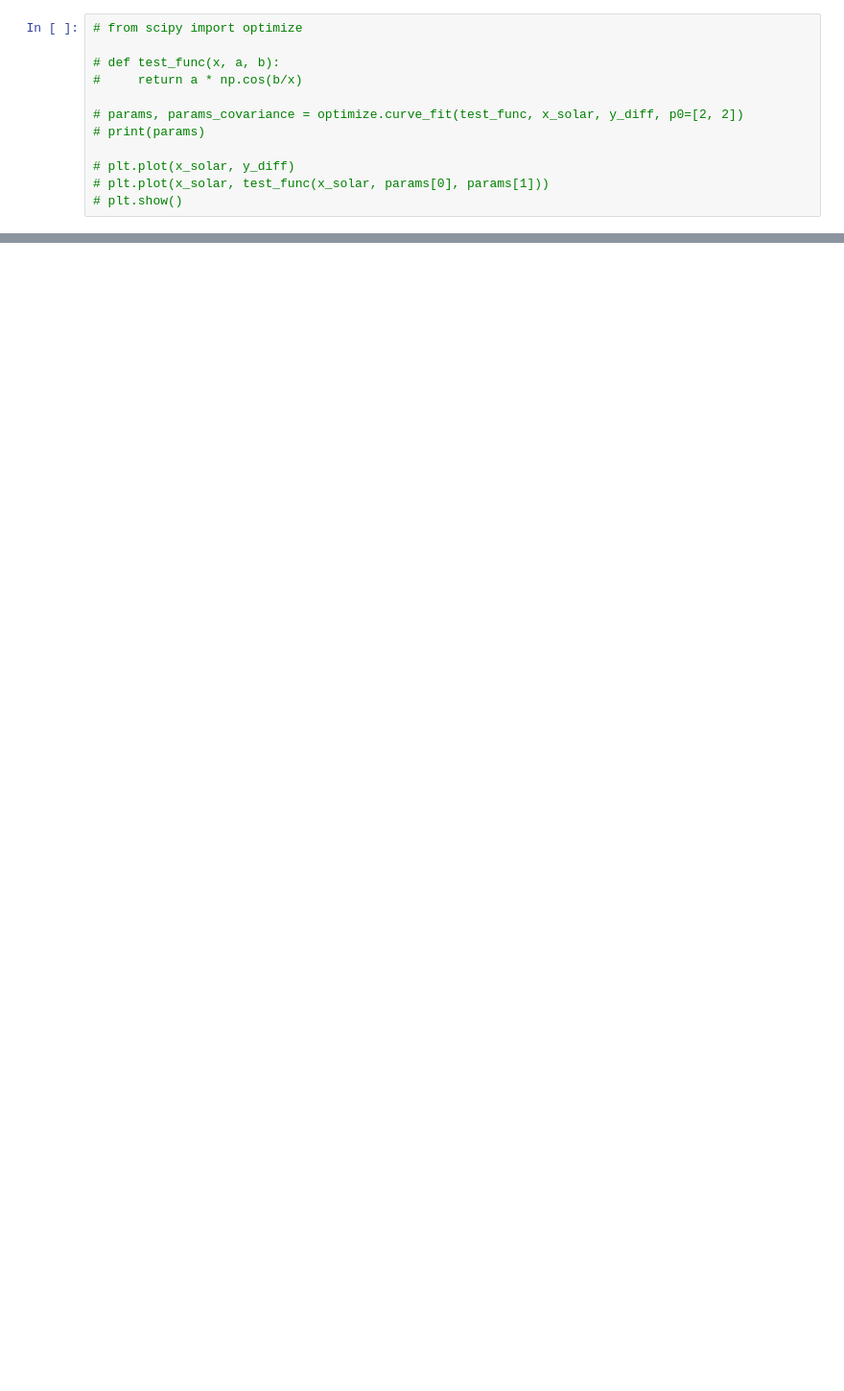
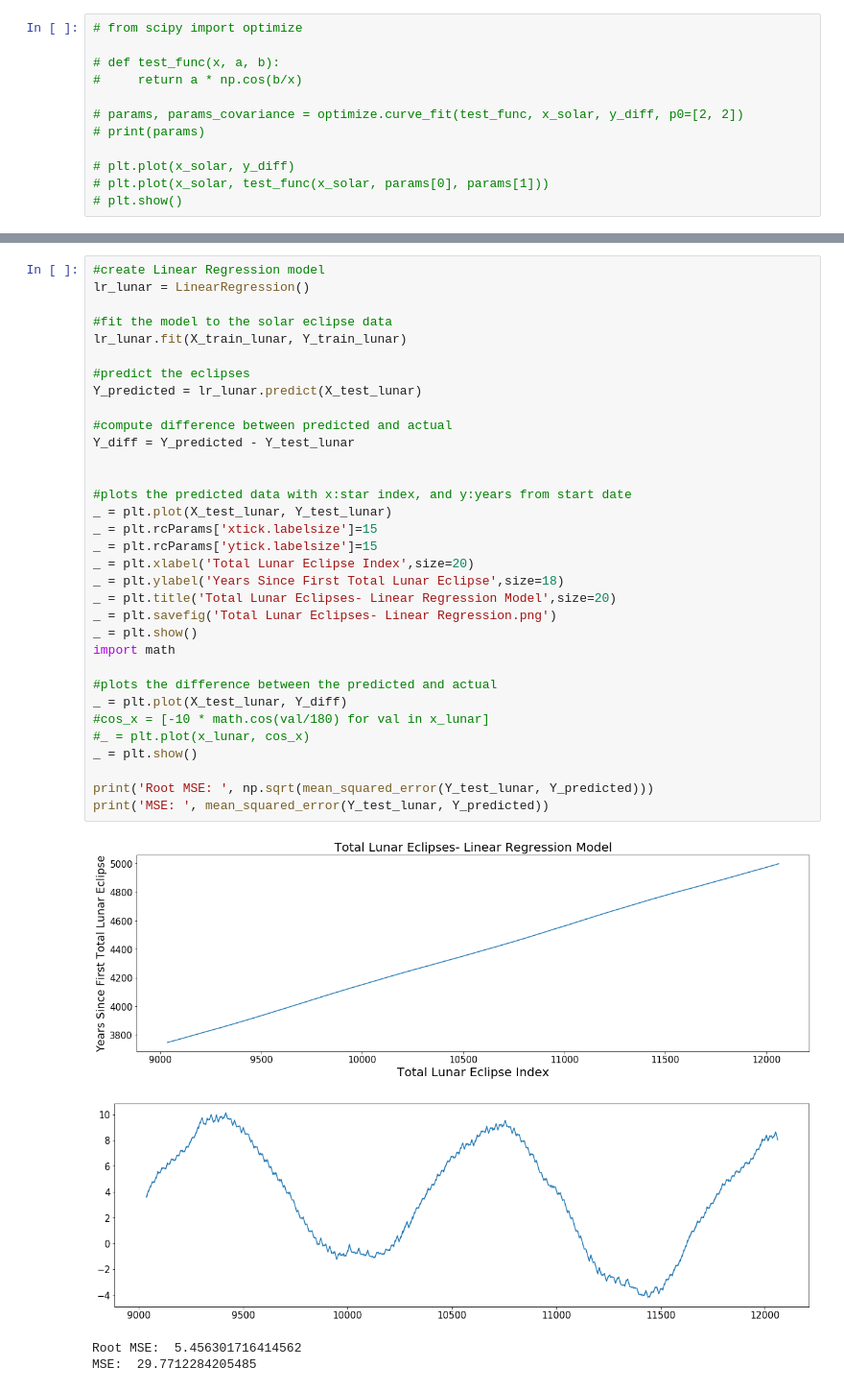
Before and after one commit to rachelraikar/Capstone1-Eclipses, a Jupyter notebook: Solar-and-Lunar-Eclipse-Capstone.ipynb, the cells around one changed output, grey strips where cells are left out. Shown at 96% size. Saved outputs shown, nothing was run; the diff lists cells and outputs as text; blank space fills up the shorter version.

```diff
--- a/Solar-and-Lunar-Eclipse-Capstone.ipynb
+++ b/Solar-and-Lunar-Eclipse-Capstone.ipynb
@@ -1405,0 +774,38 @@ Root Mean Squared Error: 4.735729177532251
+# %%
+#create Linear Regression model
+lr_lunar = LinearRegression()
+
+#fit the model to the solar eclipse data
+lr_lunar.fit(X_train_lunar, Y_train_lunar)
+
+#predict the eclipses
+Y_predicted = lr_lunar.predict(X_test_lunar)
+
+#compute difference between predicted and actual
+Y_diff = Y_predicted - Y_test_lunar
+
+
+#plots the predicted data with x:star index, and y:years from start date
+_ = plt.plot(X_test_lunar, Y_test_lunar)
+_ = plt.rcParams['xtick.labelsize']=15
+_ = plt.rcParams['ytick.labelsize']=15
+_ = plt.xlabel('Total Lunar Eclipse Index',size=20)
+_ = plt.ylabel('Years Since First Total Lunar Eclipse',size=18)
+_ = plt.title('Total Lunar Eclipses- Linear Regression Model',size=20)
+_ = plt.savefig('Total Lunar Eclipses- Linear Regression.png')
+_ = plt.show()
+import math
+
+#plots the difference between the predicted and actual
+_ = plt.plot(X_test_lunar, Y_diff)
+#cos_x = [-10 * math.cos(val/180) for val in x_lunar]
+#_ = plt.plot(x_lunar, cos_x)
+_ = plt.show()
+
+print('Root MSE: ', np.sqrt(mean_squared_error(Y_test_lunar, Y_predicted)))
+print('MSE: ', mean_squared_error(Y_test_lunar, Y_predicted))
+# %% [output]
+[figure, added]
+[figure, added]
+Root MSE:  5.456301716414562
+MSE:  29.7712284205485
```
Also changed, not shown: parts of 76 cells of this notebook.
